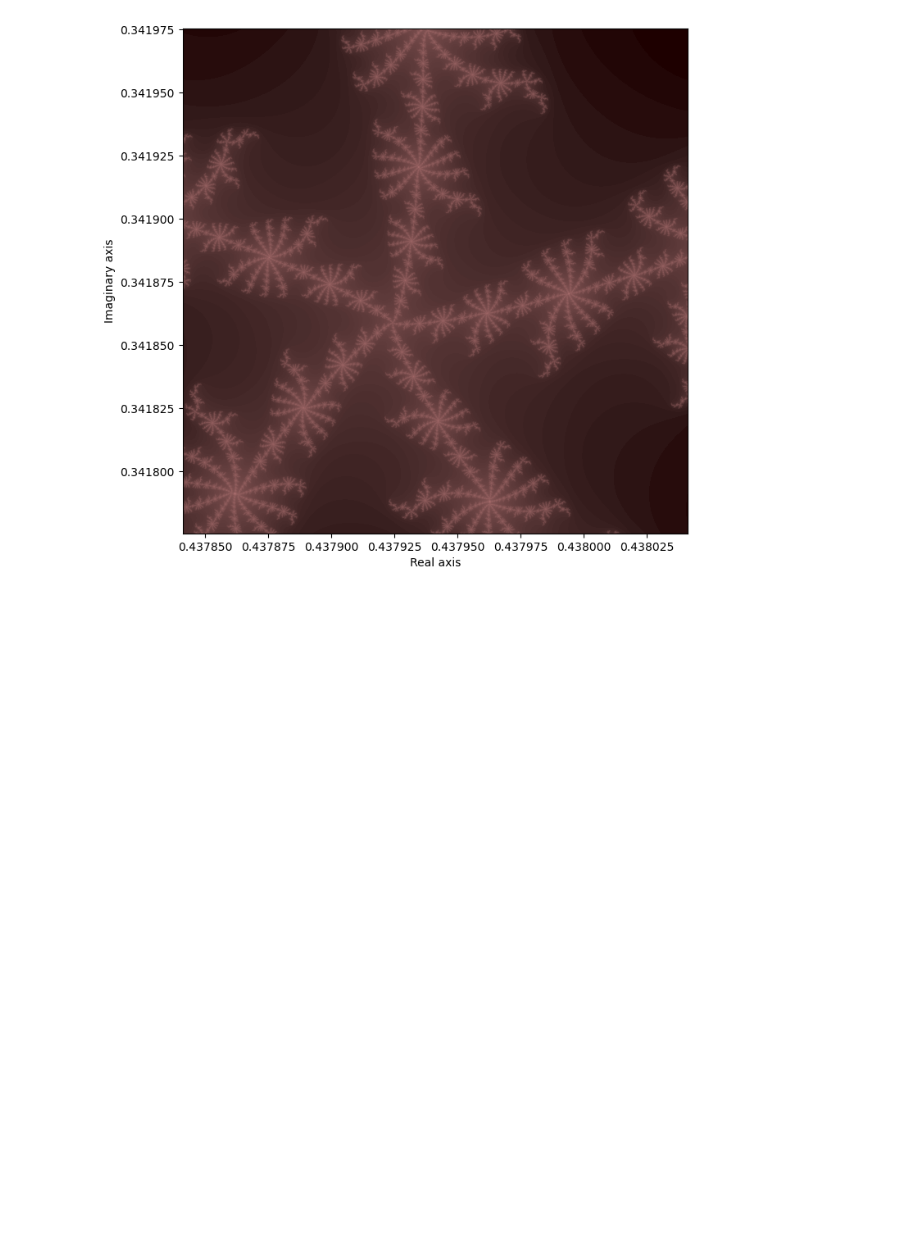
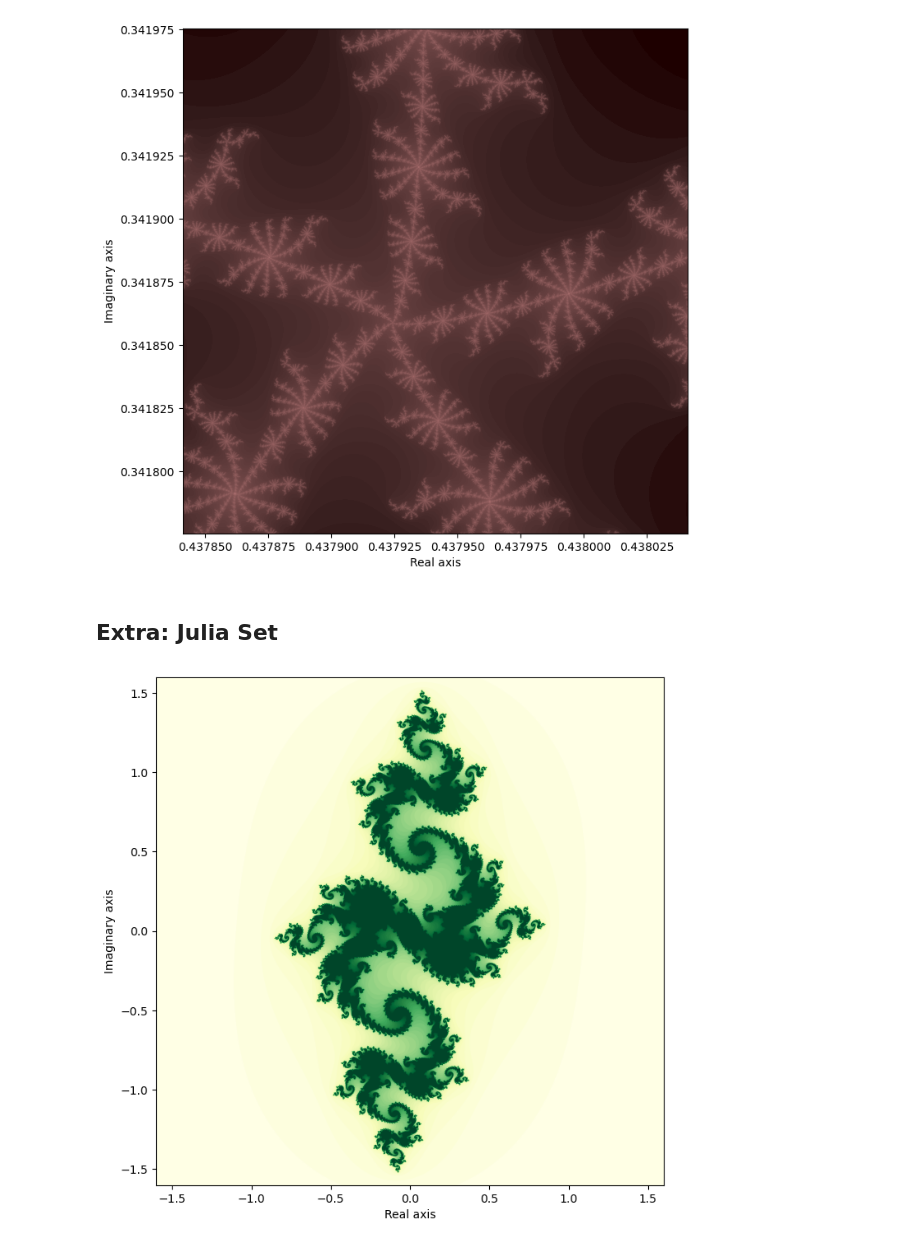
Before and after one commit to tallosim/aau-numerical-scientific-computing, a Jupyter notebook: mini-project/stage-3/mandelbrot-stage-3.ipynb, the cells around one changed output. Drawn from its saved outputs; the diff is of its cells as text; code cells hidden in the pictures; blank space fills up the shorter version.

```diff
--- a/mini-project/stage-3/mandelbrot-stage-3.ipynb
+++ b/mini-project/stage-3/mandelbrot-stage-3.ipynb
@@ -724,3 +724,41 @@ mandelbrot_opencl(re, im, M, 4092, T)
 make_plot(np.log10(M), cmap='pink', extent=[x_min, x_max, y_min, y_max])
 # %% [output]
 [figure]
+# %% [markdown]
+## Extra: Julia Set
+# %%
+@jit(nopython=True)
+def julia_numba(re, im, M, I, T, c):
+    if (im.shape[0], re.shape[0]) != M.shape:
+        raise ValueError('C and M must have the same shape')
+
+    x_max, y_max = M.shape
+
+    for x in range(x_max):
+        for y in range(y_max):
+            z = re[x] + im[y] * 1j
+
+            for i in range(I):
+                z = z**2 + c
+
+                if abs(z) > T:
+                    M[x, y] = i / I
+                    break
+
+            else:
+                M[x, y] = 1.0
+# %%
+x_min, x_max = -1.6, 1.6
+y_min, y_max = -1.6, 1.6
+
+re = np.linspace(x_min, x_max, X_RES)
+im = np.linspace(y_min, y_max, Y_RES)
+M = np.zeros((X_RES, Y_RES))
+
+c = -0.79 + 0.15j
+
+julia_numba(re, im, M, I, T, c)
+
+make_plot(M, cmap='YlGn', extent=[x_min, x_max, y_min, y_max])
+# %% [output]
+[figure, added]
```
Also changed, not shown: parts of 4 cells of this notebook.
